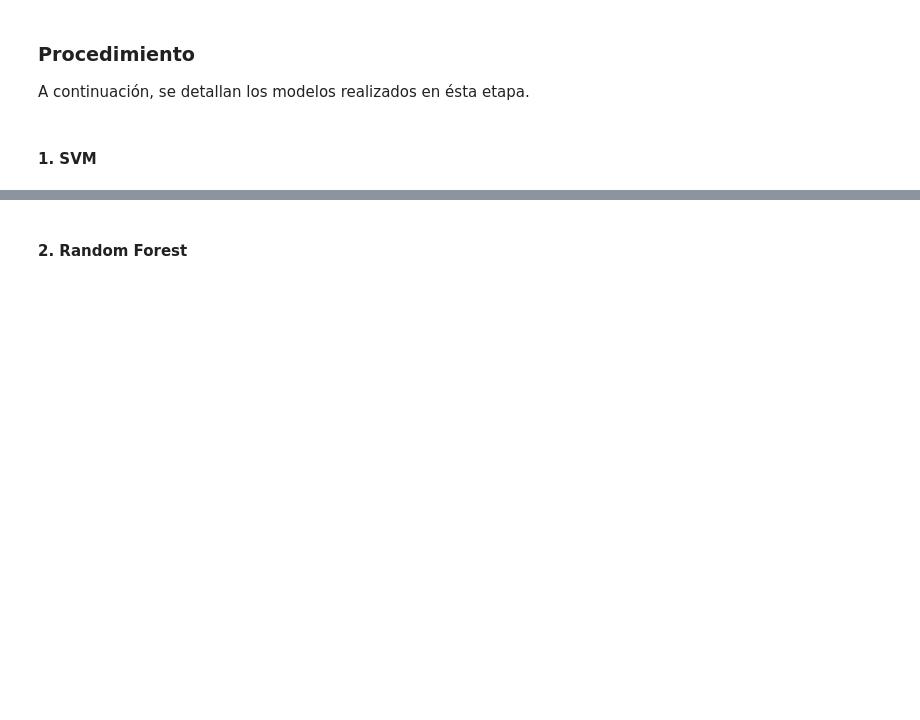
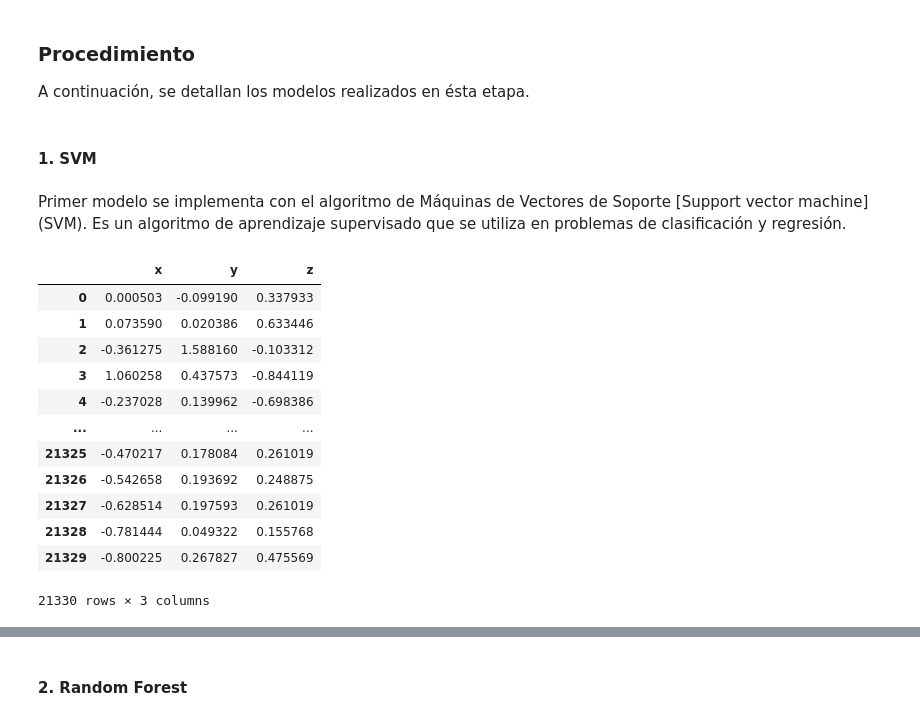
Before and after one commit to VictorSepulveda1994/Minor-Machine-Learning, a Jupyter notebook: Proyecto_Final/Etapa04-Model/Model-Human_Activity_Recognition.ipynb, the cells around one changed output, grey strips where cells are left out. Drawn from its saved outputs; the diff is of its cells as text; code cells hidden in the pictures; blank space fills up the shorter version.

```diff
--- a/Proyecto_Final/Etapa04-Model/Model-Human_Activity_Recognition.ipynb
+++ b/Proyecto_Final/Etapa04-Model/Model-Human_Activity_Recognition.ipynb
@@ -438,3 +446,25 @@ from sklearn import datasets #importar conjunto de datos
 import xgboost as xgb #utilizar xgboost
 # %% [markdown]
 #### 1. SVM
+# %% [markdown]
+Primer modelo se implementa con el algoritmo de Máquinas de Vectores de Soporte [Support vector machine] (SVM). Es un algoritmo de aprendizaje supervisado que se utiliza en problemas de clasificación y regresión.
+# %%
+#Separando la matriz en dos partes
+
+#La submatriz 'x_svm' contiene los valores de las primeras 3 columnas del conjunto de datos y todas las filas
+x_svm=datos.iloc[:,0:3]
+x_svm
+# %% [output]
+|  | x | y | z |
+| 0 | 0.000503 | -0.099190 | 0.337933 |
+| 1 | 0.073590 | 0.020386 | 0.633446 |
+| 2 | -0.361275 | 1.588160 | -0.103312 |
+| 3 | 1.060258 | 0.437573 | -0.844119 |
+| 4 | -0.237028 | 0.139962 | -0.698386 |
+| ... | ... | ... | ... |
+| 21325 | -0.470217 | 0.178084 | 0.261019 |
+| 21326 | -0.542658 | 0.193692 | 0.248875 |
+| 21327 | -0.628514 | 0.197593 | 0.261019 |
+| 21328 | -0.781444 | 0.049322 | 0.155768 |
+| 21329 | -0.800225 | 0.267827 | 0.475569 |
+21330 rows × 3 columns
```
Also changed, not shown: parts of 25 cells of this notebook.
